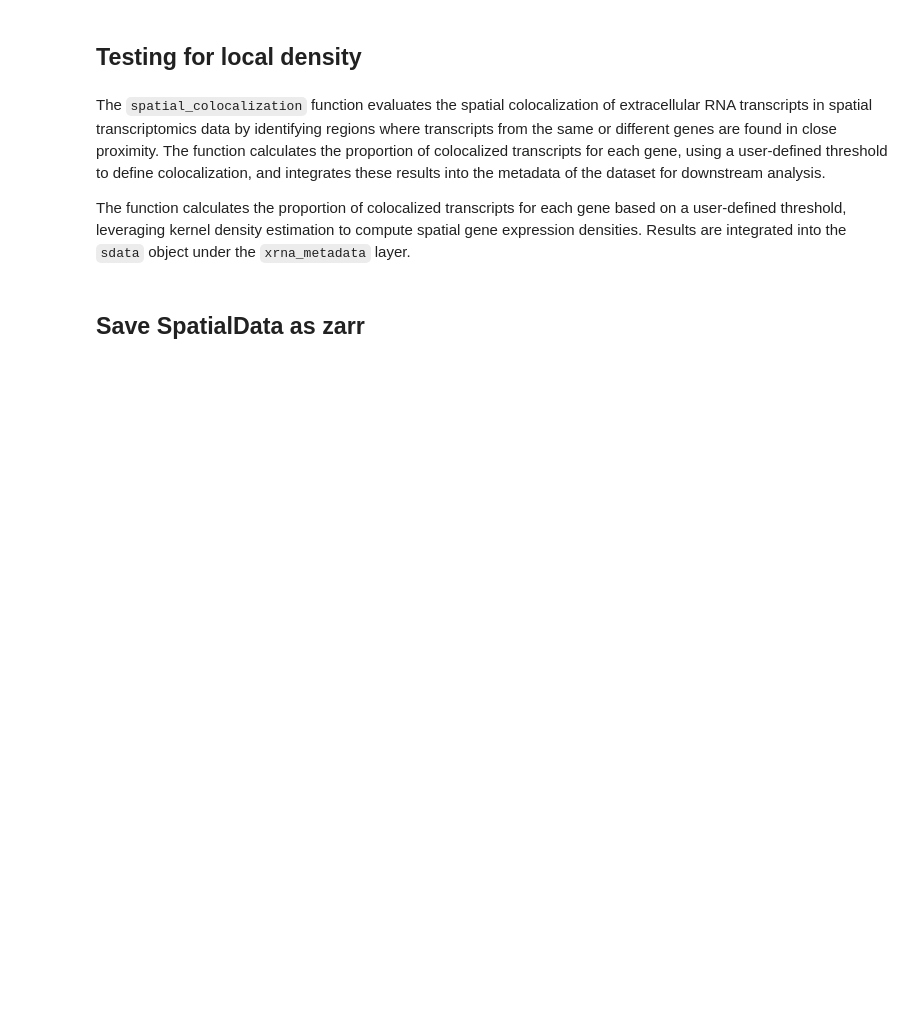
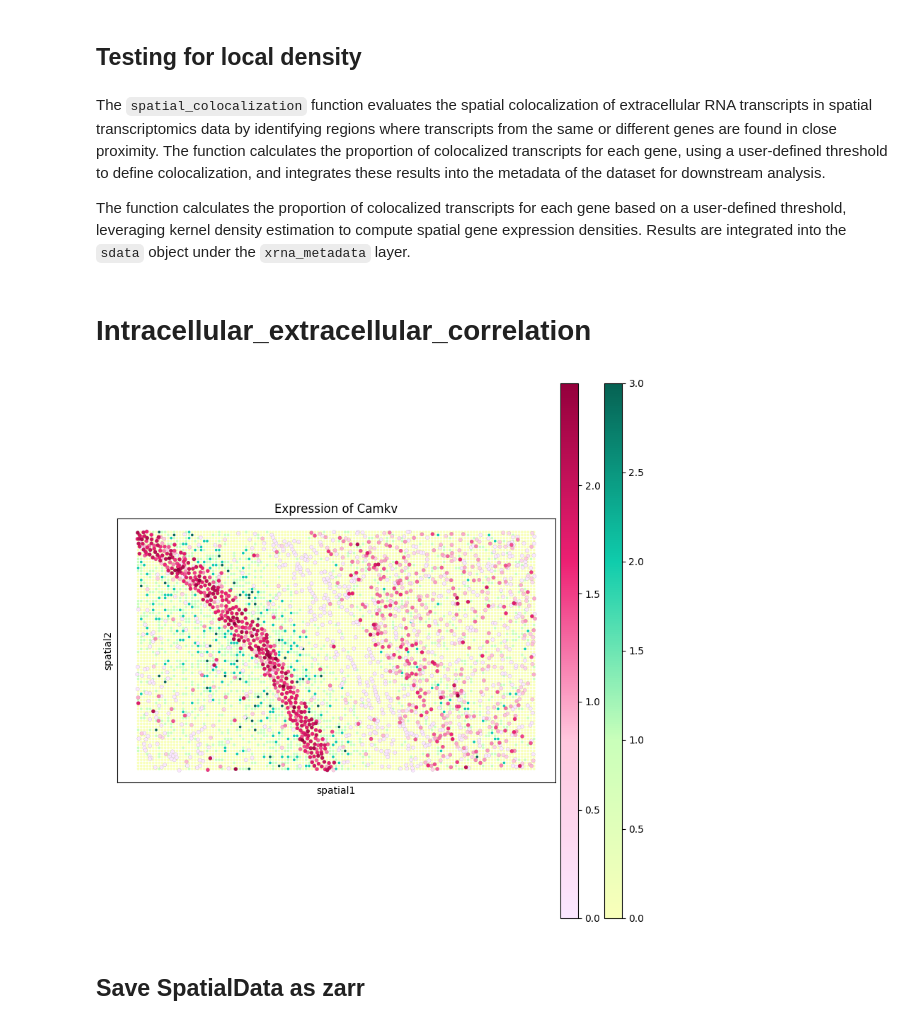
Before and after one commit to theislab/troutpy, a Jupyter notebook: notebooks/spatialdata_tutorials/4_quantify_exRNA.ipynb, the cells around one changed output. Cells and saved outputs as stored; diff of their text form; code cells hidden in the pictures; blank space fills up the shorter version.

Commit message:
plotting_signatures

```diff
--- a/notebooks/spatialdata_tutorials/4_quantify_exRNA.ipynb
+++ b/notebooks/spatialdata_tutorials/4_quantify_exRNA.ipynb
@@ -13,7 +12,7 @@ import troutpy
 # %% [markdown]
 We read the processed Spatialdata object, which was previously stored as .zarr
 # %%
-xenium_path_cropped = "/media/sergio/Discovair_final/mousebrain_prime_crop_communication_2.zarr"
+xenium_path_cropped = "/media/sergio/Meninges/troutpy/mousebrain_prime_crop_communication.zarr"
 sdata = sd.read_zarr(xenium_path_cropped)
 # %% [markdown]
 ## Testing for expression over noise levels
@@ -58,3 +75,9 @@ The function calculates the proportion of colocalized transcripts for each gene
 troutpy.tl.spatial_colocalization(
     sdata, coords_keys=["x", "y"], gene_id_key="feature_name", resolution=1000, binsize=5, threshold_colocalized=1, copy=False
 )
+# %% [markdown]
+# Intracellular_extracellular_correlation
+# %%
+transcripts=sdata['transcripts'].compute() # type: ignore
+transcripts['extracellular']=~transcripts['extracellular']
+sdata['transcripts'] = sd.models.PointsModel.parse(transcripts)
@@ -61,3 +87,7 @@ troutpy.tl.spatial_colocalization(
+# %%
+troutpy.pl.spatial_inout_expression(sdata,'Camkv',spot_size_cells=10,spot_size_extra=7)
+# %% [output]
+[figure, added]
 # %% [markdown]
 ## Save SpatialData as zarr
 # %% [markdown]
```
Also changed, not shown: parts of 4 cells of this notebook, 9 other files.
